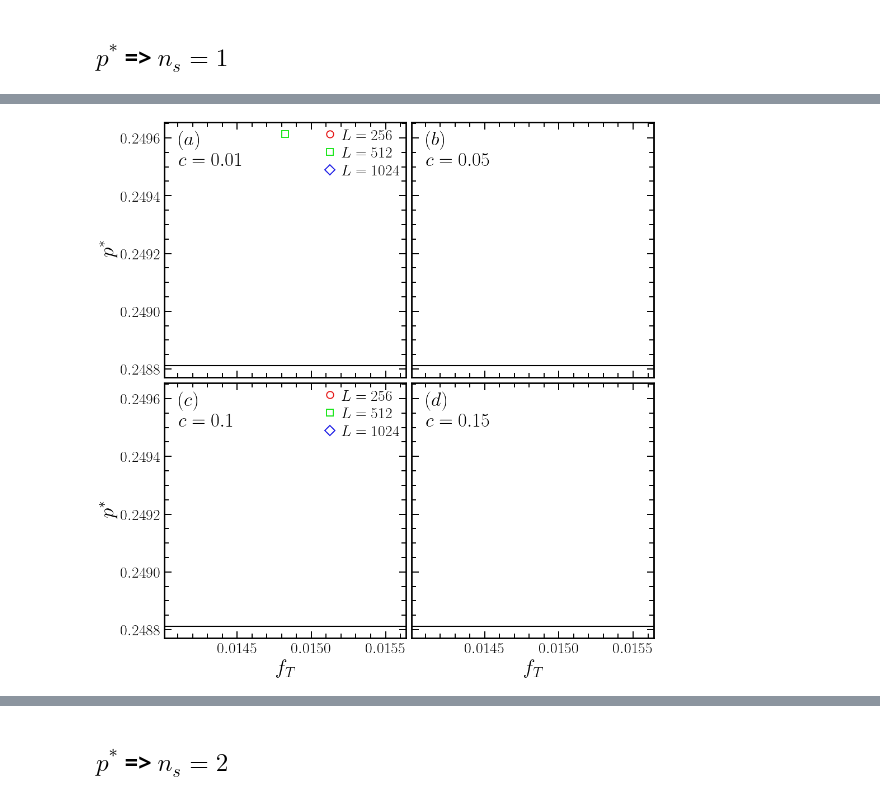
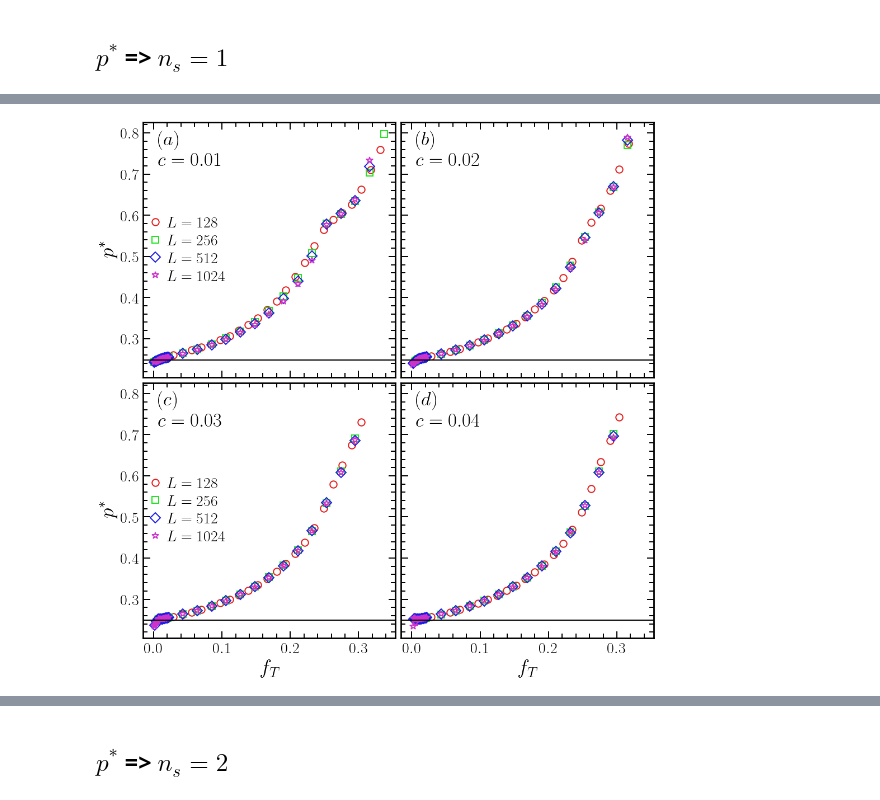
Before and after one commit to JuniorAlencar/self_organization_percolation, a Jupyter notebook: jupyter/1Color_3D.ipynb, the cells around one changed output, grey strips where cells are left out. Saved outputs shown, nothing was run; the diff lists cells and outputs as text; code cells hidden in the pictures.

```diff
--- a/jupyter/1Color_3D.ipynb
+++ b/jupyter/1Color_3D.ipynb
@@ -60,19 +60,21 @@ df_series
 ## $p^*$ => $n_s = 1$
 # %%
 #plt.plot(df_series[(df_series['nc']==4) & (df_dynamic['c']==0.01)]['f_T'],df_dynamic[(df_dynamic['nc']==4) & (df_dynamic['c']==0.01)]['p_mean'], 'o')
-L_lst = [256, 512, 1024]
-nc = 1
+L_lst = [128, 256, 512, 1024]
+#L_lst = [256]
+nc = 3
 rho = 1/nc
 order = 0
 p0 = 0.6
-P0 = 1.0
+P0 = 0.2
 dim = 3
 c = 0.01
 middle_points = []
 markers = ['o', 's', 'D', '*']
 order = 0
 base = 5
-c_lst = [0.01, 0.05, 0.1, 0.15]
+#c_lst = [0.01, 0.05, 0.1, 0.15]
+c_lst = [0.01, 0.02, 0.03, 0.04]
 fs_l_fig = 25
 fs_label = 27
 pc = 0.24881182
@@ -91,9 +93,9 @@ for idx_c, ax in enumerate(axes.flatten()):
 
                 df_plot = df_plot[(df_plot["p_mean"] >= 0) & (df_plot["p_mean"] <= 1)]
                 df_plot = df_plot[df_plot["N_samples_perc"] >= 5]
-                df_plot = df_plot[df_plot["p_mean"] < 0.90]  # se quiser remover regime saturado
+                df_plot = df_plot[df_plot["p_mean"] < 0.80]  # se quiser remover regime saturado
 
-                index = df_plot.index[df_plot["p_mean"] >= 0.9]
+                index = df_plot.index[df_plot["p_mean"] >= 0.8]
                 if len(index) > 0:
                         index_cut = index[0]
                         df_trunc = df_plot.loc[:index_cut].copy()
@@ -101,7 +103,9 @@ for idx_c, ax in enumerate(axes.flatten()):
                         df_trunc = df_plot.copy()
 
                 x = df_trunc['f_T'] #f_t
+
                 y = df_trunc['p_mean'] #p_t
+                print(x.to_list())
                 ax.plot(x, y, markers[idx], ms=ms,mew=1.4,label=f'$L={L}$')
 
         ax.text(0.06, 0.83, f'{labels[idx_c]} \n $c = {c}$', transform=ax.transAxes , fontsize=fs_l_fig)
@@ -118 +138 @@ plt.show()
-[figure, old version]
+[figure, new version]
```
Also changed, not shown: parts of 10 cells of this notebook, 19 other files.
